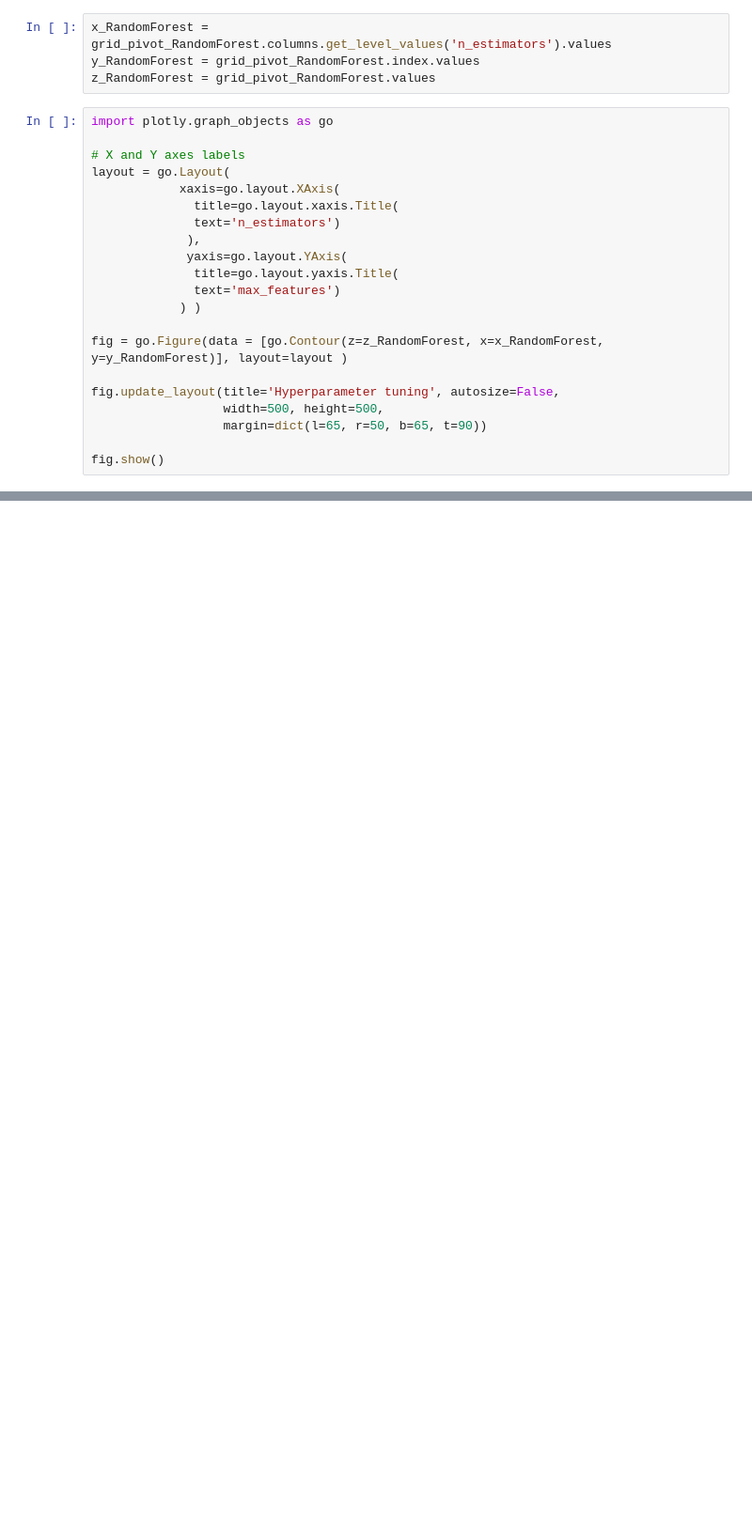
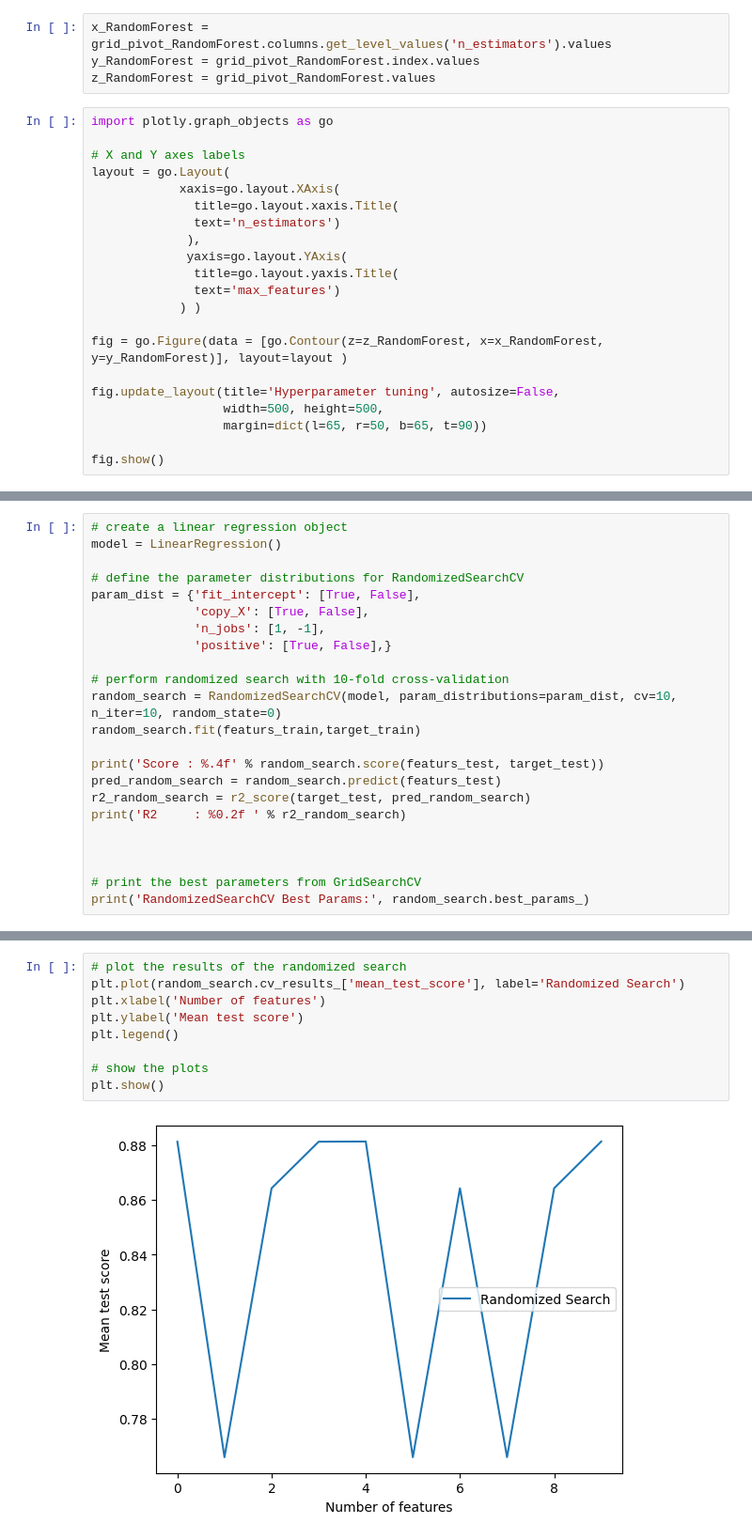
Before and after one commit to Ammar743/ML-Diamond, a Jupyter notebook: Diamond Price Prediction.ipynb, the cells around one changed output, grey strips where cells are left out. Shown at 94% size. Cells and saved outputs as stored; diff of their text form; blank space fills up the shorter version.

```diff
--- a/Diamond Price Prediction.ipynb
+++ b/Diamond Price Prediction.ipynb
@@ -557,0 +435,23 @@ fig.show()
+# %%
+# create a linear regression object
+model = LinearRegression()
+
+# define the parameter distributions for RandomizedSearchCV
+param_dist = {'fit_intercept': [True, False],
+              'copy_X': [True, False],
+              'n_jobs': [1, -1],
+              'positive': [True, False],}
+
+# perform randomized search with 10-fold cross-validation
+random_search = RandomizedSearchCV(model, param_distributions=param_dist, cv=10, n_iter=10, random_state=0)
+random_search.fit(featurs_train,target_train)
+
+print('Score : %.4f' % random_search.score(featurs_test, target_test))
+pred_random_search = random_search.predict(featurs_test)
+r2_random_search = r2_score(target_test, pred_random_search)
+print('R2     : %0.2f ' % r2_random_search)
+
+
+
+# print the best parameters from GridSearchCV
+print('RandomizedSearchCV Best Params:', random_search.best_params_)
@@ -557,0 +465,11 @@ fig.show()
+# %%
+# plot the results of the randomized search
+plt.plot(random_search.cv_results_['mean_test_score'], label='Randomized Search')
+plt.xlabel('Number of features')
+plt.ylabel('Mean test score')
+plt.legend()
+
+# show the plots
+plt.show()
+# %% [output]
+[figure, added]
```
Also changed, not shown: parts of 17 cells of this notebook.
